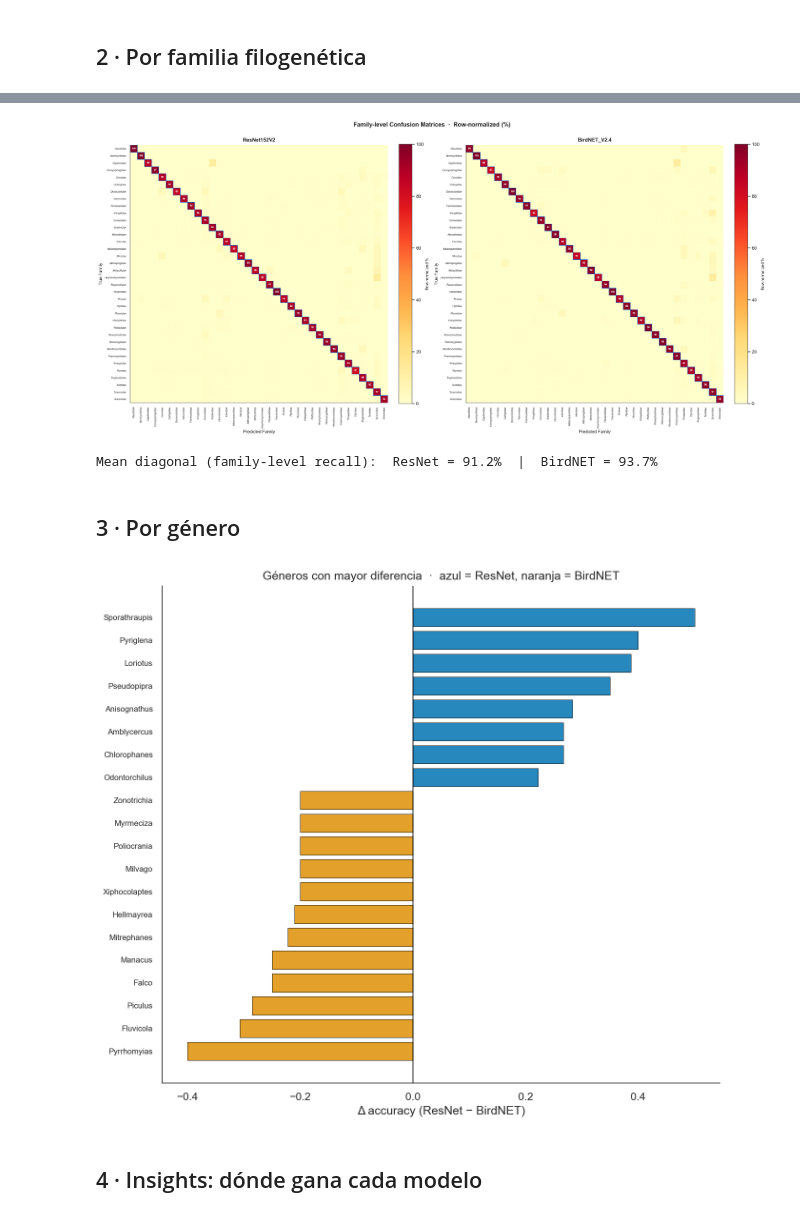
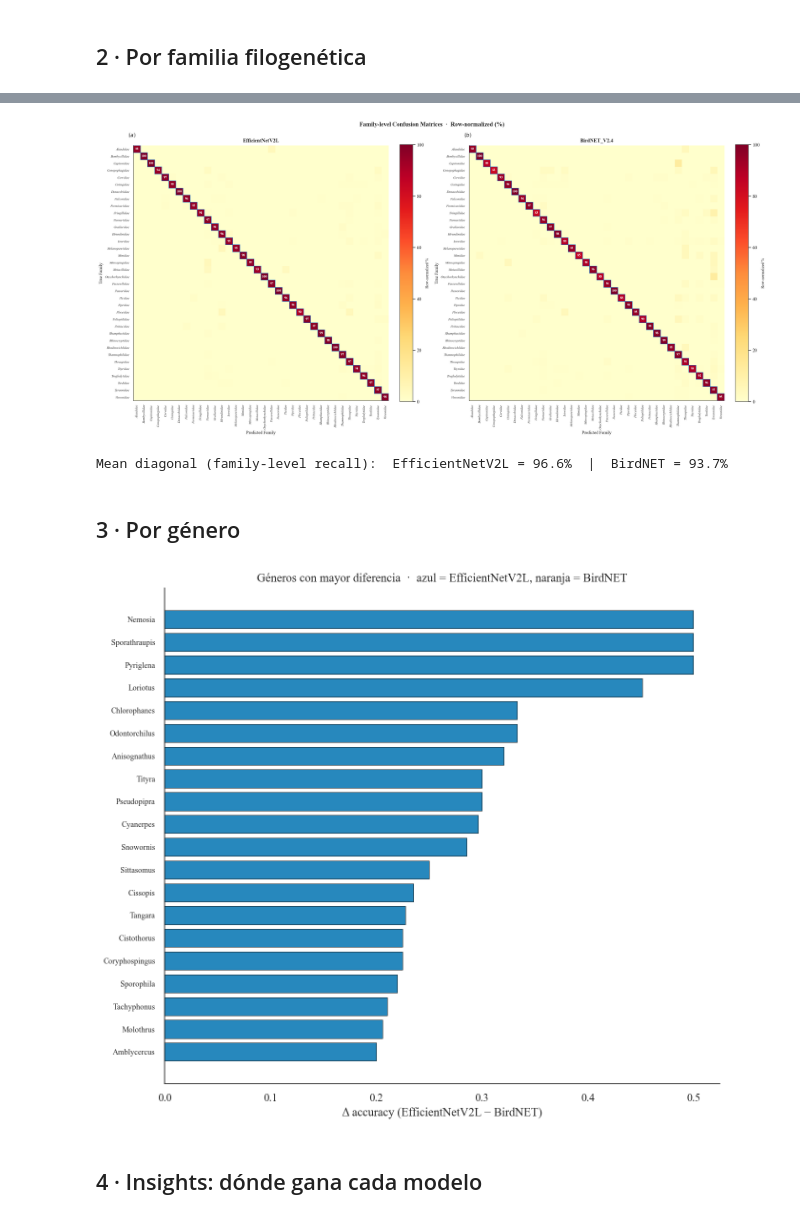
Before and after one commit to camiloacp/The-Evolutionary-Structure-of-Acoustic-Learnability-A-Deep-Learning-Approach-to-Neotropical-Birdsong, a Jupyter notebook: notebooks/22_birdnet_vs_resnet_insights.ipynb, the cells around one changed output, grey strips where cells are left out. Cells and saved outputs as stored; diff of their text form; code cells hidden in the pictures.

Commit message:
feat: se actualiza el analisis birdnet con effientnetv2l

```diff
--- a/notebooks/22_birdnet_vs_resnet_insights.ipynb
+++ b/notebooks/22_birdnet_vs_resnet_insights.ipynb
@@ -28,18 +28,18 @@ import viz_style as vs
 vs.apply_style()
 
 ROOT = os.path.abspath(".."); DATA_DIR = os.path.join(ROOT, "src/data")
-RES, BIRD = "ResNet152V2", "BirdNET_V2.4"
+RES, BIRD = "EfficientNetV2L", "BirdNET_V2.4"
 CR, CB = vs.MODEL_COLORS[RES], vs.MODEL_COLORS[BIRD]
 
-comp = pd.read_csv(os.path.join(DATA_DIR, "birdnet_vs_resnet_paired.csv"))
-for c in ("correct_resnet", "correct_birdnet"):
+comp = pd.read_csv(os.path.join(DATA_DIR, "birdnet_vs_efficientnet_paired.csv"))
+for c in ("correct_effnet", "correct_birdnet"):
     if comp[c].dtype != bool:
         comp[c] = comp[c].astype(str).isin(["True", "true", "1", "1.0"])
 gf = bu.get_genus_family_map()
 
 print(f"grabaciones={len(comp)} | especies={comp.species_true.nunique()} "
       f"| familias={comp.family.nunique()} | géneros={comp.genus.nunique()}")
-print(f"accuracy global -> ResNet={comp.correct_resnet.mean():.3f} | BirdNET={comp.correct_birdnet.mean():.3f}")
+print(f"accuracy global -> EfficientNetV2L={comp.correct_effnet.mean():.3f} | BirdNET={comp.correct_birdnet.mean():.3f}")
 comp.head()
 # %% [output]
 grabaciones=11695 | especies=664 | familias=36 | géneros=301
@@ -367,21 +375,21 @@ def family_confusion(pred_col):
     cm = confusion_matrix(tf[m].astype(int), pf[m].astype(int), labels=range(len(families)))
     return cm / cm.sum(1, keepdims=True).clip(min=1) * 100
 
-cms = {RES: family_confusion("species_pred_resnet"), BIRD: family_confusion("species_pred_birdnet")}
+cms = {RES: family_confusion("species_pred_effnet"), BIRD: family_confusion("species_pred_birdnet")}
 
 fig, axes = plt.subplots(1, 2, figsize=(22, 10))
 for ax, name in zip(axes, [RES, BIRD]):
     cmn = cms[name]
     im  = ax.imshow(cmn, cmap=vs.CMAP_CONFUSION, vmin=0, vmax=100, aspect="equal")
     ax.set_xticks(range(len(families)))
-    ax.set_xticklabels(families, rotation=90, fontsize=6, style="italic")
+    ax.set_xticklabels(families, rotation=90, fontsize=7.5, style="italic")
     ax.set_yticks(range(len(families)))
-    ax.set_yticklabels(families, fontsize=6, style="italic")
+    ax.set_yticklabels(families, fontsize=7.5, style="italic")
     for i in range(len(families)):
         ax.add_patch(Rectangle((i - 0.5, i - 0.5), 1, 1,
                                fill=False, edgecolor=vs.COLORS["highlight"], lw=0.9))
         v = cmn[i, i]
-        ax.text(i, i, f"{v:.0f}", ha="center", va="center", fontsize=6,
+        ax.text(i, i, f"{v:.0f}", ha="center", va="center", fontsize=7.5,
                 fontweight="bold", color="white" if v > 55 else "black")
     ax.set_title(f"{name}", fontsize=12, fontweight="bold", pad=8)
     ax.set_xlabel("Predicted Family", fontsize=10)
@@ -389,38 +397,40 @@ for ax, name in zip(axes, [RES, BIRD]):
     cb = fig.colorbar(im, ax=ax, fraction=0.046, pad=0.04)
     cb.set_label("Row-normalized %", fontsize=9)
 
+for i, ax in enumerate(axes):
+    vs.panel_label(ax, "ab"[i])
 fig.suptitle("Family-level Confusion Matrices  ·  Row-normalized (%)",
              fontsize=14, fontweight="bold", y=1.01)
 fig.tight_layout()
 vs.savefig_dual(fig, "cmp_family_confusion"); plt.show()
 print("Mean diagonal (family-level recall):  "
-      f"ResNet = {np.diag(cms[RES]).mean():.1f}%  |  BirdNET = {np.diag(cms[BIRD]).mean():.1f}%")
+      f"EfficientNetV2L = {np.diag(cms[RES]).mean():.1f}%  |  BirdNET = {np.diag(cms[BIRD]).mean():.1f}%")
 # %% [output]
-[figure, old version]
+[figure, new version]
-Mean diagonal (family-level recall):  ResNet = 91.2%  |  BirdNET = 93.7%
+Mean diagonal (family-level recall):  EfficientNetV2L = 96.6%  |  BirdNET = 93.7%
 # %% [markdown]
 ## 3 · Por género
 # %%
 # Géneros con mayor diferencia entre modelos (mínimo 2 grabaciones)
 gen = comp.groupby("genus").agg(
     n=("recording_id", "size"),
-    acc_resnet=("correct_resnet", "mean"),
+    acc_effnet=("correct_effnet", "mean"),
     acc_birdnet=("correct_birdnet", "mean"))
 gen = gen[gen.n >= 2].copy()
-gen["delta"] = gen.acc_resnet - gen.acc_birdnet
+gen["delta"] = gen.acc_effnet - gen.acc_birdnet
 top = gen.reindex(gen.delta.abs().sort_values(ascending=False).index).head(20).sort_values("delta")
 
 colors = [CR if d > 0 else CB for d in top.delta]
 fig, ax = plt.subplots(figsize=(9, 8))
 ax.barh(np.arange(len(top)), top.delta, color=colors, edgecolor="black", linewidth=0.5, alpha=0.85)
 ax.set_yticks(np.arange(len(top))); ax.set_yticklabels(top.index, fontsize=8)
 ax.axvline(0, color="black", lw=0.8)
-ax.set_xlabel("Δ accuracy (ResNet − BirdNET)")
-ax.set_title("Géneros con mayor diferencia  ·  azul = ResNet, naranja = BirdNET")
+ax.set_xlabel("Δ accuracy (EfficientNetV2L − BirdNET)")
+ax.set_title("Géneros con mayor diferencia  ·  azul = EfficientNetV2L, naranja = BirdNET")
 vs.despine(ax); fig.tight_layout()
 vs.savefig_dual(fig, "cmp_genus_delta"); plt.show()
 # %% [output]
-[figure, old version]
+[figure, new version]
 # %% [markdown]
 ## 4 · Insights: dónde gana cada modelo
 # %%
```
Also changed, not shown: parts of 11 cells of this notebook, 1 other file.
